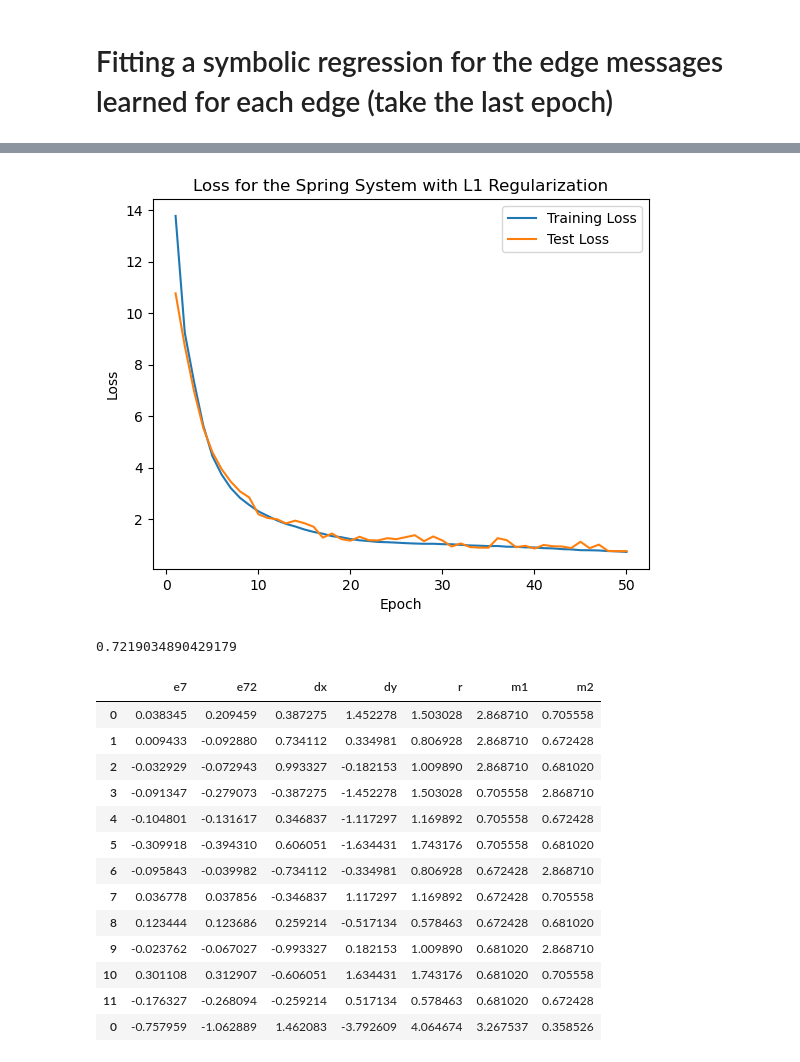
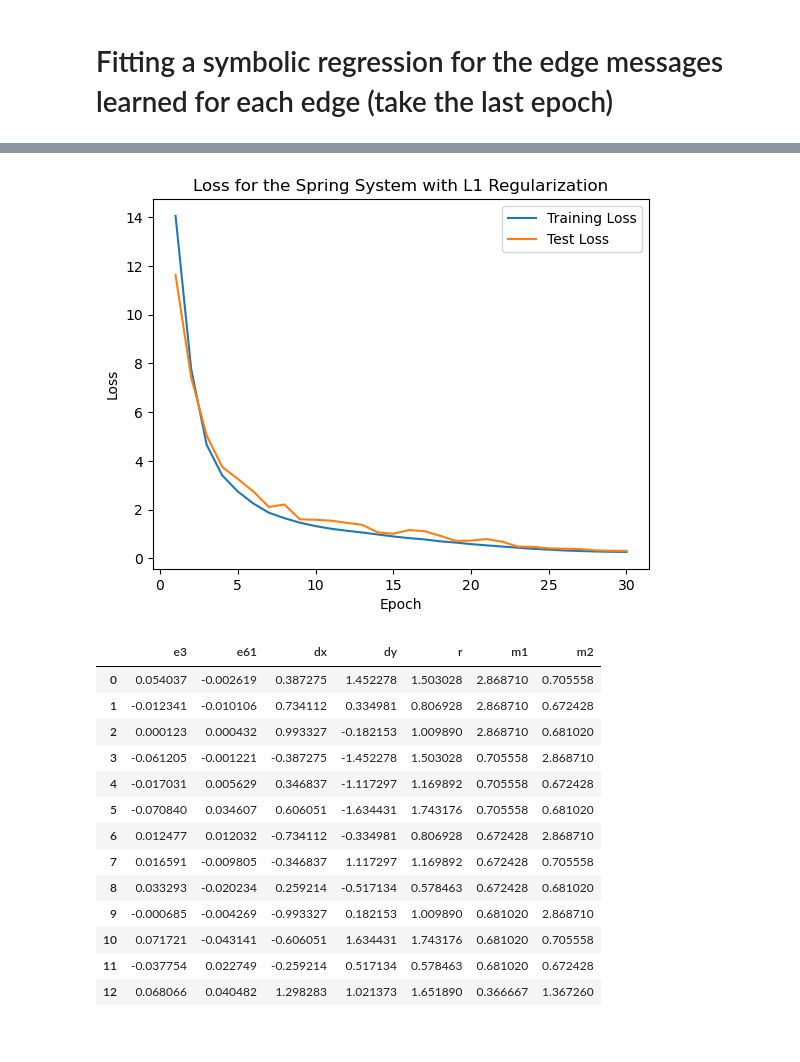
Before and after one commit to sdaloglu/GraphNetwork, a Jupyter notebook: symbolic_fit.ipynb, the cells around one changed output, grey strips where cells are left out. Drawn from its saved outputs; the diff is of its cells as text; code cells hidden in the pictures.

```diff
--- a/symbolic_fit.ipynb
+++ b/symbolic_fit.ipynb
@@ -93,35 +111,34 @@ Index(['x1', 'y1', 'vx1', 'vy1', 'q1', 'm1', 'x2', 'y2', 'vx2', 'vy2',
 # %%
 
 import matplotlib.pyplot as plt
 import numpy as np
 
 # Extract the training loss values from each epoch
-losses_train = [x['loss'][:1][0] for x in messages_over_time]
+losses_train = [x['train_loss'][:1][0] for x in messages_over_time]
 losses_test = [x['test_loss'][:1][0] for x in messages_over_time]
 
 # Epochs
 epochs = np.arange(1, len(losses_train)+1)
 
 # Plot the training loss over time
 # MAE loss of the batch of size train_batch_size over 30 epochs
 plt.plot(epochs, losses_train, label='Training Loss')
 
 # Plot the test loss over time
 # MAE loss of the batch of size test_batch_size over 30 epochs
 plt.plot(epochs, losses_test, label='Test Loss')
 
 plt.xlabel('Epoch')
 plt.ylabel('Loss')
 plt.title('Loss for the Spring System with L1 Regularization')
 plt.legend()
 plt.show()
 # %% [output]
-[figure, old version]
+[figure, new version]
-0.7219034890429179
 # %%
 # Create the symbolic regression model and train it
 model = PySRRegressor(
-    niterations=500,
+    niterations=100,
     binary_operators=["+", "-", "*", "/"],
     #unary_operators=["exp", "abs", "sqrt"],
     elementwise_loss="f(x, y) = abs(x - y)"
@@ -152,20 +169,20 @@ best_messages = last_message[['e%d'%(best_indices[0],), 'e%d'%(best_indices[1],)
 
 best_messages[:13]
 # %% [output]
-|  | e7 | e72 | dx | dy | r | m1 | m2 |
-| 0 | 0.038345 | 0.209459 | 0.387275 | 1.452278 | 1.503028 | 2.868710 | 0.705558 |
-| 1 | 0.009433 | -0.092880 | 0.734112 | 0.334981 | 0.806928 | 2.868710 | 0.672428 |
-| 2 | -0.032929 | -0.072943 | 0.993327 | -0.182153 | 1.009890 | 2.868710 | 0.681020 |
-| 3 | -0.091347 | -0.279073 | -0.387275 | -1.452278 | 1.503028 | 0.705558 | 2.868710 |
-| 4 | -0.104801 | -0.131617 | 0.346837 | -1.117297 | 1.169892 | 0.705558 | 0.672428 |
-| 5 | -0.309918 | -0.394310 | 0.606051 | -1.634431 | 1.743176 | 0.705558 | 0.681020 |
-| 6 | -0.095843 | -0.039982 | -0.734112 | -0.334981 | 0.806928 | 0.672428 | 2.868710 |
-| 7 | 0.036778 | 0.037856 | -0.346837 | 1.117297 | 1.169892 | 0.672428 | 0.705558 |
-| 8 | 0.123444 | 0.123686 | 0.259214 | -0.517134 | 0.578463 | 0.672428 | 0.681020 |
-| 9 | -0.023762 | -0.067027 | -0.993327 | 0.182153 | 1.009890 | 0.681020 | 2.868710 |
-| 10 | 0.301108 | 0.312907 | -0.606051 | 1.634431 | 1.743176 | 0.681020 | 0.705558 |
-| 11 | -0.176327 | -0.268094 | -0.259214 | 0.517134 | 0.578463 | 0.681020 | 0.672428 |
-| 0 | -0.757959 | -1.062889 | 1.462083 | -3.792609 | 4.064674 | 3.267537 | 0.358526 |
+|  | e3 | e61 | dx | dy | r | m1 | m2 |
+| 0 | 0.054037 | -0.002619 | 0.387275 | 1.452278 | 1.503028 | 2.868710 | 0.705558 |
+| 1 | -0.012341 | -0.010106 | 0.734112 | 0.334981 | 0.806928 | 2.868710 | 0.672428 |
+| 2 | 0.000123 | 0.000432 | 0.993327 | -0.182153 | 1.009890 | 2.868710 | 0.681020 |
+| 3 | -0.061205 | -0.001221 | -0.387275 | -1.452278 | 1.503028 | 0.705558 | 2.868710 |
+| 4 | -0.017031 | 0.005629 | 0.346837 | -1.117297 | 1.169892 | 0.705558 | 0.672428 |
+| 5 | -0.070840 | 0.034607 | 0.606051 | -1.634431 | 1.743176 | 0.705558 | 0.681020 |
+| 6 | 0.012477 | 0.012032 | -0.734112 | -0.334981 | 0.806928 | 0.672428 | 2.868710 |
+| 7 | 0.016591 | -0.009805 | -0.346837 | 1.117297 | 1.169892 | 0.672428 | 0.705558 |
+| 8 | 0.033293 | -0.020234 | 0.259214 | -0.517134 | 0.578463 | 0.672428 | 0.681020 |
+| 9 | -0.000685 | -0.004269 | -0.993327 | 0.182153 | 1.009890 | 0.681020 | 2.868710 |
+| 10 | 0.071721 | -0.043141 | -0.606051 | 1.634431 | 1.743176 | 0.681020 | 0.705558 |
+| 11 | -0.037754 | 0.022749 | -0.259214 | 0.517134 | 0.578463 | 0.681020 | 0.672428 |
+| 12 | 0.068066 | 0.040482 | 1.298283 | 1.021373 | 1.651890 | 0.366667 | 1.367260 |
 # %%
 # Now, let's fir e39 and e65 as a function of dx, dy, r, m1, and m2
 
```
Also changed, not shown: parts of 7 cells of this notebook.
